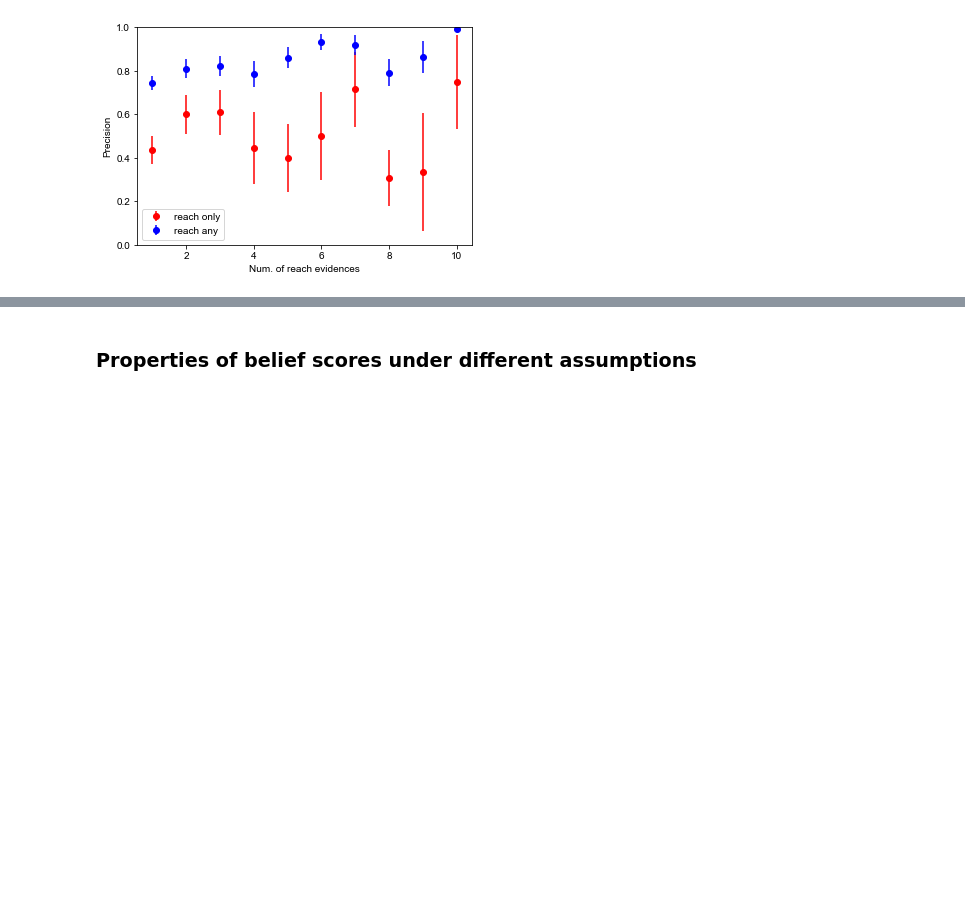
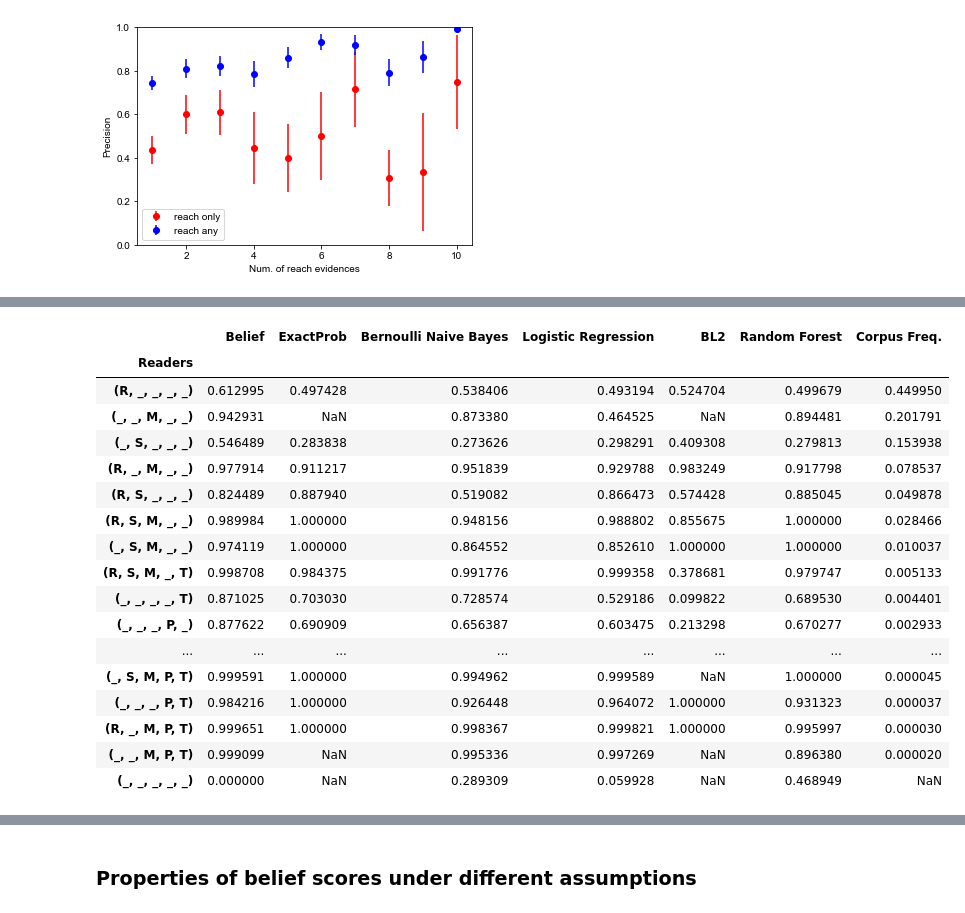
Before and after one commit to sorgerlab/indra_assembly_paper, a Jupyter notebook: notebooks/Belief Prediction.ipynb, the cells around one changed output, grey strips where cells are left out. Saved outputs shown, nothing was run; the diff lists cells and outputs as text; code cells hidden in the pictures; blank space fills up the shorter version.

```diff
--- a/notebooks/Belief Prediction.ipynb
+++ b/notebooks/Belief Prediction.ipynb
@@ -965,0 +985,22 @@ plt.title(all_sample_title, size = 15);
+# %%
+wt_probs_df = compare_probs(models_rel, reader_list, reader_abbrevs, stmt_freq_df, 'Corpus Freq.')
+wt_probs_df
+# %% [output]
+|  | Belief | ExactProb | Bernoulli Naive Bayes | Logistic Regression | BL2 | Random Forest | Corpus Freq. |
+| Readers |  |  |  |  |  |  |  |
+| (R, _, _, _, _) | 0.612995 | 0.497428 | 0.538406 | 0.493194 | 0.524704 | 0.499679 | 0.449950 |
+| (_, _, M, _, _) | 0.942931 | NaN | 0.873380 | 0.464525 | NaN | 0.894481 | 0.201791 |
+| (_, S, _, _, _) | 0.546489 | 0.283838 | 0.273626 | 0.298291 | 0.409308 | 0.279813 | 0.153938 |
+| (R, _, M, _, _) | 0.977914 | 0.911217 | 0.951839 | 0.929788 | 0.983249 | 0.917798 | 0.078537 |
+| (R, S, _, _, _) | 0.824489 | 0.887940 | 0.519082 | 0.866473 | 0.574428 | 0.885045 | 0.049878 |
+| (R, S, M, _, _) | 0.989984 | 1.000000 | 0.948156 | 0.988802 | 0.855675 | 1.000000 | 0.028466 |
+| (_, S, M, _, _) | 0.974119 | 1.000000 | 0.864552 | 0.852610 | 1.000000 | 1.000000 | 0.010037 |
+| (R, S, M, _, T) | 0.998708 | 0.984375 | 0.991776 | 0.999358 | 0.378681 | 0.979747 | 0.005133 |
+| (_, _, _, _, T) | 0.871025 | 0.703030 | 0.728574 | 0.529186 | 0.099822 | 0.689530 | 0.004401 |
+| (_, _, _, P, _) | 0.877622 | 0.690909 | 0.656387 | 0.603475 | 0.213298 | 0.670277 | 0.002933 |
+| ... | ... | ... | ... | ... | ... | ... | ... |
+| (_, S, M, P, T) | 0.999591 | 1.000000 | 0.994962 | 0.999589 | NaN | 1.000000 | 0.000045 |
+| (_, _, _, P, T) | 0.984216 | 1.000000 | 0.926448 | 0.964072 | 1.000000 | 0.931323 | 0.000037 |
+| (R, _, M, P, T) | 0.999651 | 1.000000 | 0.998367 | 0.999821 | 1.000000 | 0.995997 | 0.000030 |
+| (_, _, M, P, T) | 0.999099 | NaN | 0.995336 | 0.997269 | NaN | 0.896380 | 0.000020 |
+| (_, _, _, _, _) | 0.000000 | NaN | 0.289309 | 0.059928 | NaN | 0.468949 | NaN |
```
Also changed, not shown: parts of 72 cells of this notebook.
